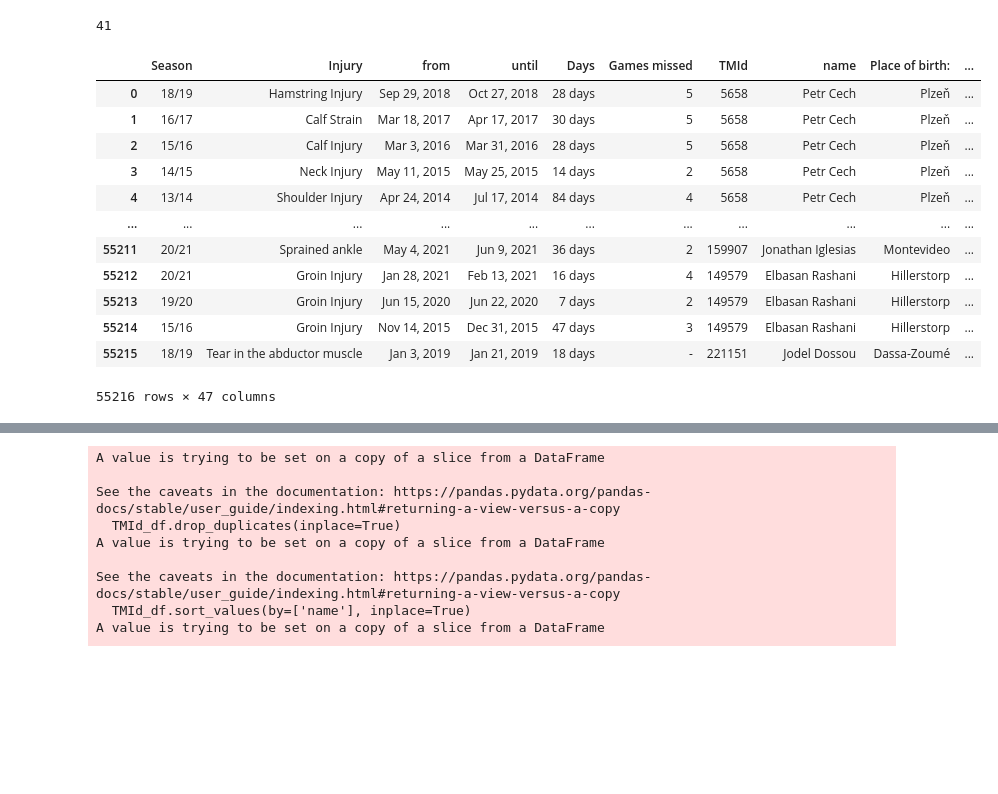
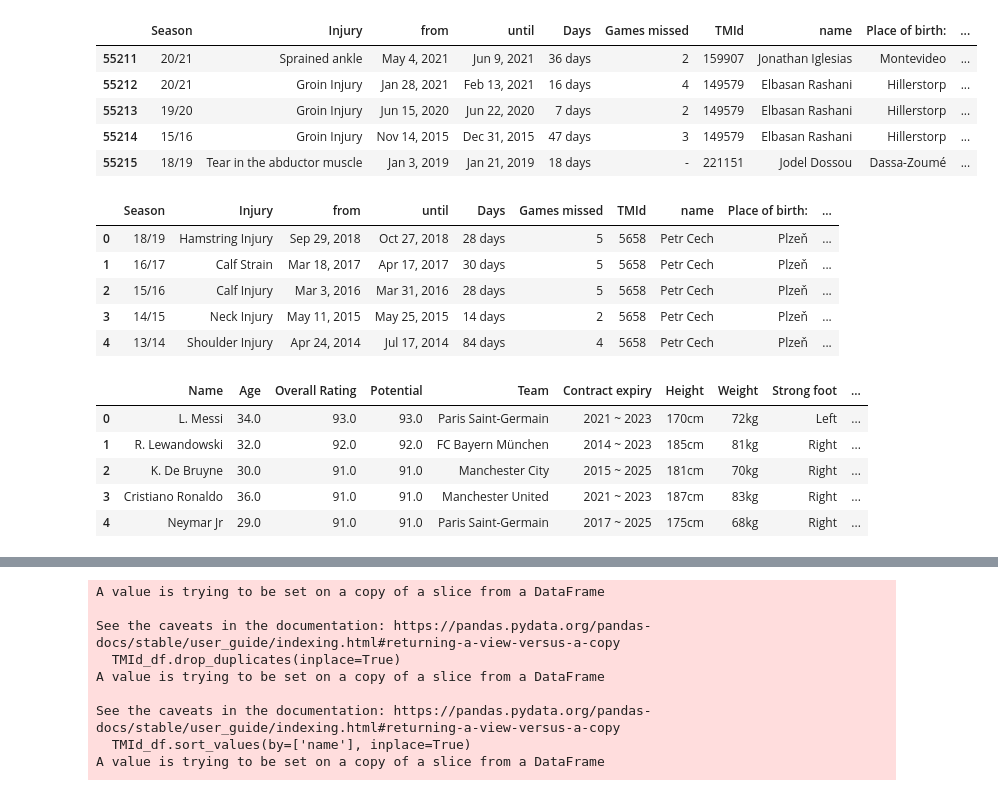
Before and after one commit to SravanRajupalem/FootballPredictions, a Jupyter notebook: 17b. Consolidate Profile Data - TM.ipynb, the cells around one changed output, grey strips where cells are left out. Saved outputs shown, nothing was run; the diff lists cells and outputs as text; code cells hidden in the pictures; blank space fills up the shorter version.

```diff
--- a/17b. Consolidate Profile Data - TM.ipynb
+++ b/17b. Consolidate Profile Data - TM.ipynb
@@ -25,11 +25,6 @@ df_3 = pd.read_csv('player_profile_df_3.csv')
 
 player_injuries_df = pd.read_csv('player_injuries_df.csv')
 player_weights_df = pd.read_csv('player_weights.csv')
-
-
-len(df_2.columns)
-# %% [output]
-41
 # %%
 profile_df = pd.concat([df_1, df_2])
 profile_df = pd.concat([profile_df, df_3])
@@ -56,18 +51,50 @@ profile_df = pd.concat([profile_df, df_3])
 
 profile_injuries_df = pd.merge(left=player_injuries_df, right=profile_df, left_on=['TMId', 'name'], right_on=['TMId', 'name'], how='left')
 # %%
-profile_injuries_df
+profile_injuries_df.tail()
 # %% [output]
 |  | Season | Injury | from | until | Days | Games missed | TMId | name | Place of birth: | ... |
-| 0 | 18/19 | Hamstring Injury | Sep 29, 2018 | Oct 27, 2018 | 28 days | 5 | 5658 | Petr Cech | Plzeň | ... |
-| 1 | 16/17 | Calf Strain | Mar 18, 2017 | Apr 17, 2017 | 30 days | 5 | 5658 | Petr Cech | Plzeň | ... |
-| 2 | 15/16 | Calf Injury | Mar 3, 2016 | Mar 31, 2016 | 28 days | 5 | 5658 | Petr Cech | Plzeň | ... |
-| 3 | 14/15 | Neck Injury | May 11, 2015 | May 25, 2015 | 14 days | 2 | 5658 | Petr Cech | Plzeň | ... |
-| 4 | 13/14 | Shoulder Injury | Apr 24, 2014 | Jul 17, 2014 | 84 days | 4 | 5658 | Petr Cech | Plzeň | ... |
-| ... | ... | ... | ... | ... | ... | ... | ... | ... | ... | ... |
 | 55211 | 20/21 | Sprained ankle | May 4, 2021 | Jun 9, 2021 | 36 days | 2 | 159907 | Jonathan Iglesias | Montevideo | ... |
 | 55212 | 20/21 | Groin Injury | Jan 28, 2021 | Feb 13, 2021 | 16 days | 4 | 149579 | Elbasan Rashani | Hillerstorp | ... |
 | 55213 | 19/20 | Groin Injury | Jun 15, 2020 | Jun 22, 2020 | 7 days | 2 | 149579 | Elbasan Rashani | Hillerstorp | ... |
 | 55214 | 15/16 | Groin Injury | Nov 14, 2015 | Dec 31, 2015 | 47 days | 3 | 149579 | Elbasan Rashani | Hillerstorp | ... |
 | 55215 | 18/19 | Tear in the abductor muscle | Jan 3, 2019 | Jan 21, 2019 | 18 days | - | 221151 | Jodel Dossou | Dassa-Zoumé | ... |
-55216 rows × 47 columns
+# %%
+from unidecode import unidecode
+import string
+
+import re
+
+def remove(string):
+    pattern = re.compile(r'\s+')
+    return re.sub(pattern, '', string)
+
+profile_injuries_df['UID'] = profile_injuries_df['Name in home country:'].str.lower().str.replace(' ','').str.strip() + profile_injuries_df['Citizenship:'].str.lower().str.replace(' ','').str.strip() + profile_injuries_df['Foot:'].str.lower().str.replace(' ','').str.strip()
+profile_injuries_df['UID'] = profile_injuries_df['UID'].astype(str).apply(unidecode).apply(remove)
+# profile_injuries_df['UID'] = profile_injuries_df['UID'].str.replace('[^\w\s]','')
+
+profile_injuries_df['UID'] = profile_injuries_df['UID'].str.replace('[{}]'.format(string.punctuation), '')
+
+profile_injuries_df.head()
+# %% [output]
+|  | Season | Injury | from | until | Days | Games missed | TMId | name | Place of birth: | ... |
+| 0 | 18/19 | Hamstring Injury | Sep 29, 2018 | Oct 27, 2018 | 28 days | 5 | 5658 | Petr Cech | Plzeň | ... |
+| 1 | 16/17 | Calf Strain | Mar 18, 2017 | Apr 17, 2017 | 30 days | 5 | 5658 | Petr Cech | Plzeň | ... |
+| 2 | 15/16 | Calf Injury | Mar 3, 2016 | Mar 31, 2016 | 28 days | 5 | 5658 | Petr Cech | Plzeň | ... |
+| 3 | 14/15 | Neck Injury | May 11, 2015 | May 25, 2015 | 14 days | 2 | 5658 | Petr Cech | Plzeň | ... |
+| 4 | 13/14 | Shoulder Injury | Apr 24, 2014 | Jul 17, 2014 | 84 days | 4 | 5658 | Petr Cech | Plzeň | ... |
+# %%
+player_weights_df['UID'] = player_weights_df['Full Name'].str.lower().str.replace(' ','') + player_weights_df['Nationality'].str.lower().str.replace(' ','') + player_weights_df['Strong foot'].str.lower().str.replace(' ','')
+player_weights_df['UID'] = player_weights_df['UID'].astype(str).apply(unidecode).apply(remove)
+# player_weights_df['UID'] = player_weights_df['UID'].str.replace('[^\w\s]','')
+
+player_weights_df['UID'] = player_weights_df['UID'].str.replace('[{}]'.format(string.punctuation), '')
+
+player_weights_df.head()
+# %% [output]
+|  | Name | Age | Overall Rating | Potential | Team | Contract expiry | Height | Weight | Strong foot | ... |
+| 0 | L. Messi | 34.0 | 93.0 | 93.0 | Paris Saint-Germain | 2021 ~ 2023 | 170cm | 72kg | Left | ... |
+| 1 | R. Lewandowski | 32.0 | 92.0 | 92.0 | FC Bayern München | 2014 ~ 2023 | 185cm | 81kg | Right | ... |
+| 2 | K. De Bruyne | 30.0 | 91.0 | 91.0 | Manchester City | 2015 ~ 2025 | 181cm | 70kg | Right | ... |
+| 3 | Cristiano Ronaldo | 36.0 | 91.0 | 91.0 | Manchester United | 2021 ~ 2023 | 187cm | 83kg | Right | ... |
+| 4 | Neymar Jr | 29.0 | 91.0 | 91.0 | Paris Saint-Germain | 2017 ~ 2025 | 175cm | 68kg | Right | ... |
```
Also changed, not shown: parts of 4 cells of this notebook.
